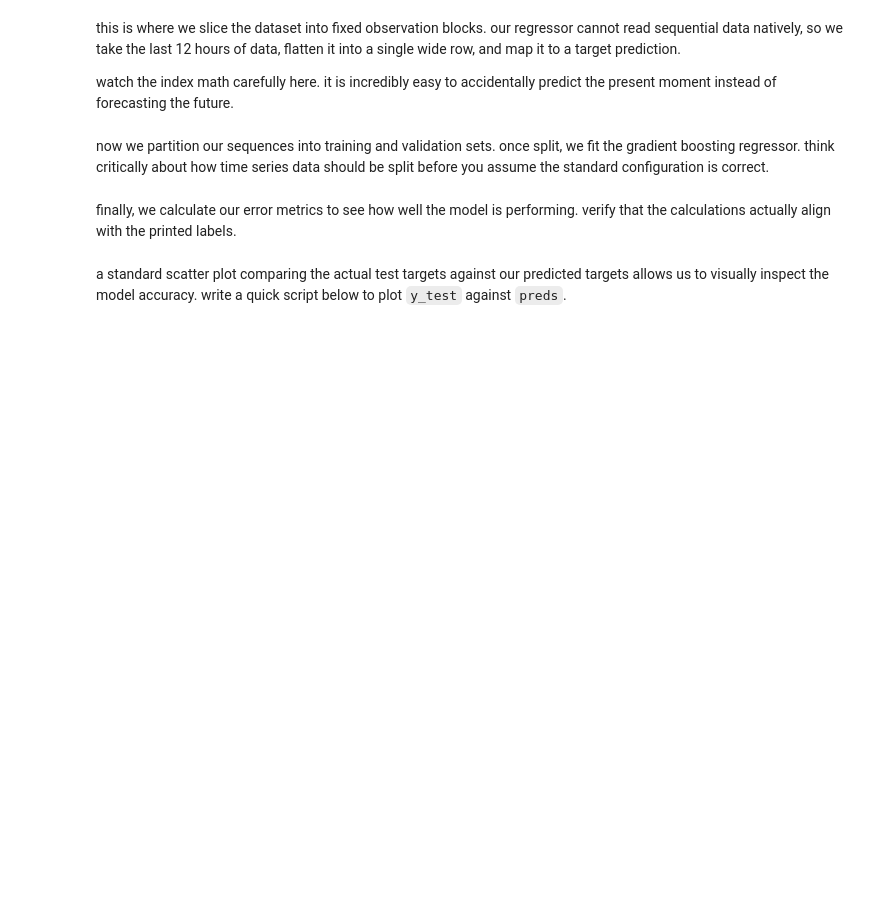
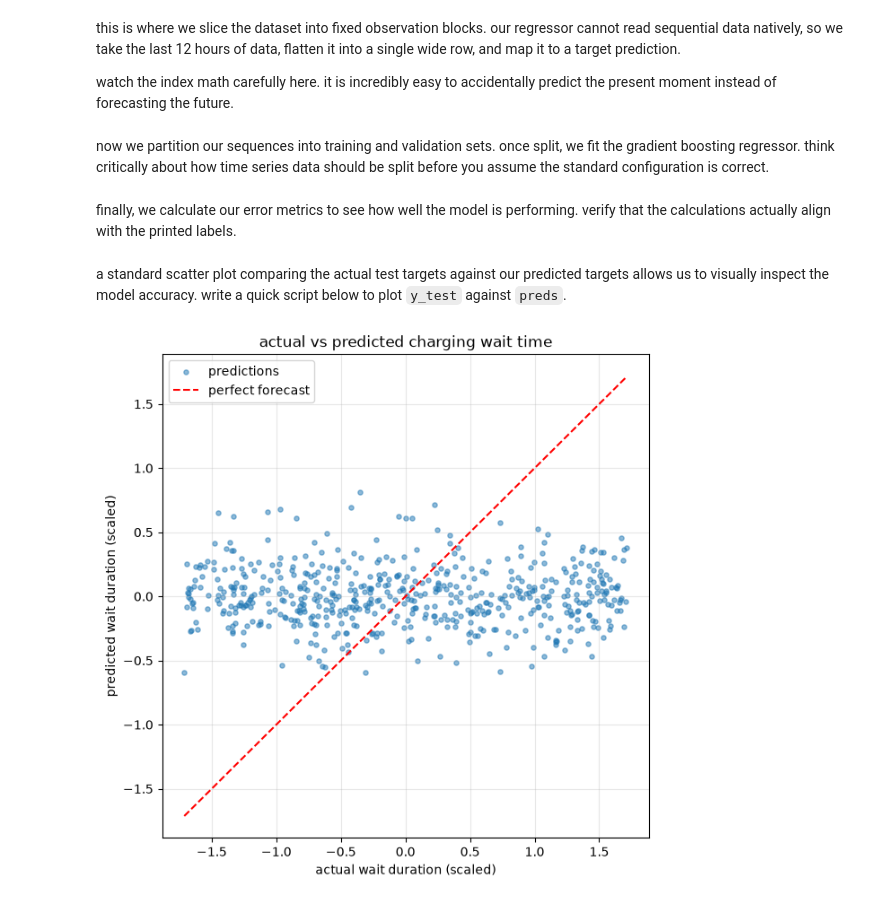
Before and after one commit to csivitu/ev-queue-forecaster-forkthis26, a Jupyter notebook: ForkThis26_EVQueueForecaster.ipynb, the cells around one changed output. Cells and saved outputs as stored; diff of their text form; code cells hidden in the pictures; blank space fills up the shorter version.

Commit message:
feat: actual vs predicted scatter plot

```diff
--- a/ForkThis26_EVQueueForecaster.ipynb
+++ b/ForkThis26_EVQueueForecaster.ipynb
@@ -142,0 +139,19 @@ import matplotlib.pyplot as plt
+# %%
+import matplotlib.pyplot as plt
+
+plt.figure(figsize=(7, 7))
+plt.scatter(y_test, preds, s=14, alpha=0.5, color='tab:blue', label='predictions')
+
+# 45 degree line, a perfect forecaster would put every point on it
+low = min(y_test.min(), preds.min())
+high = max(y_test.max(), preds.max())
+plt.plot([low, high], [low, high], 'r--', linewidth=1.5, label='perfect forecast')
+
+plt.xlabel('actual wait duration (scaled)')
+plt.ylabel('predicted wait duration (scaled)')
+plt.title('actual vs predicted charging wait time')
+plt.legend()
+plt.grid(alpha=0.3)
+plt.show()
+# %% [output]
+[figure, added]
```
Also changed, not shown: parts of 1 cell of this notebook.
